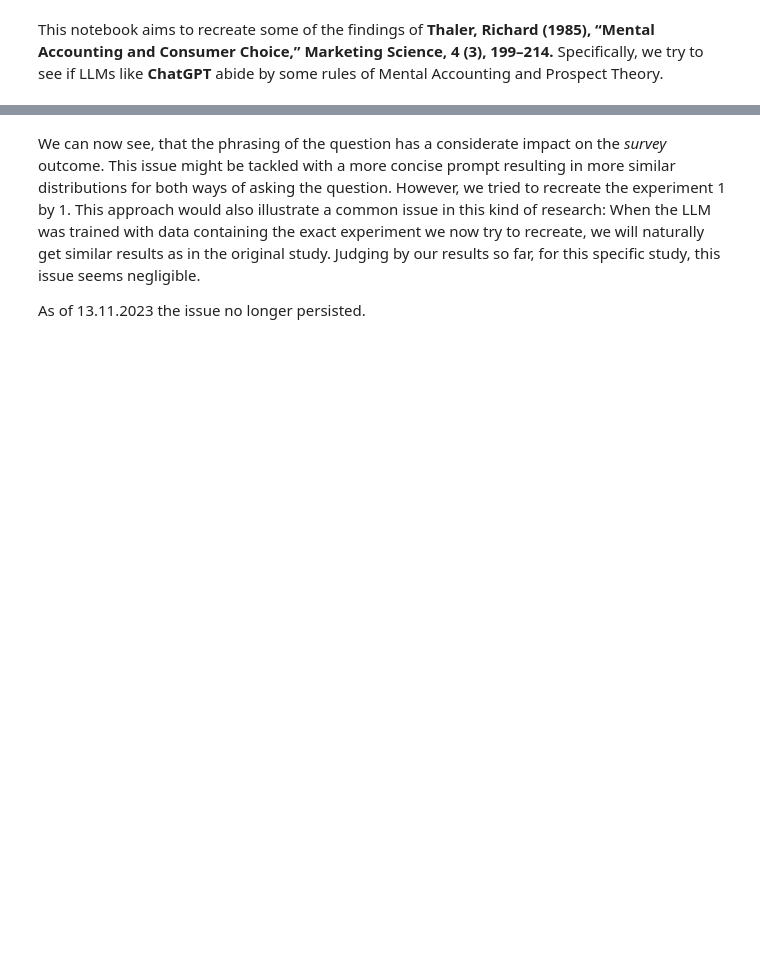
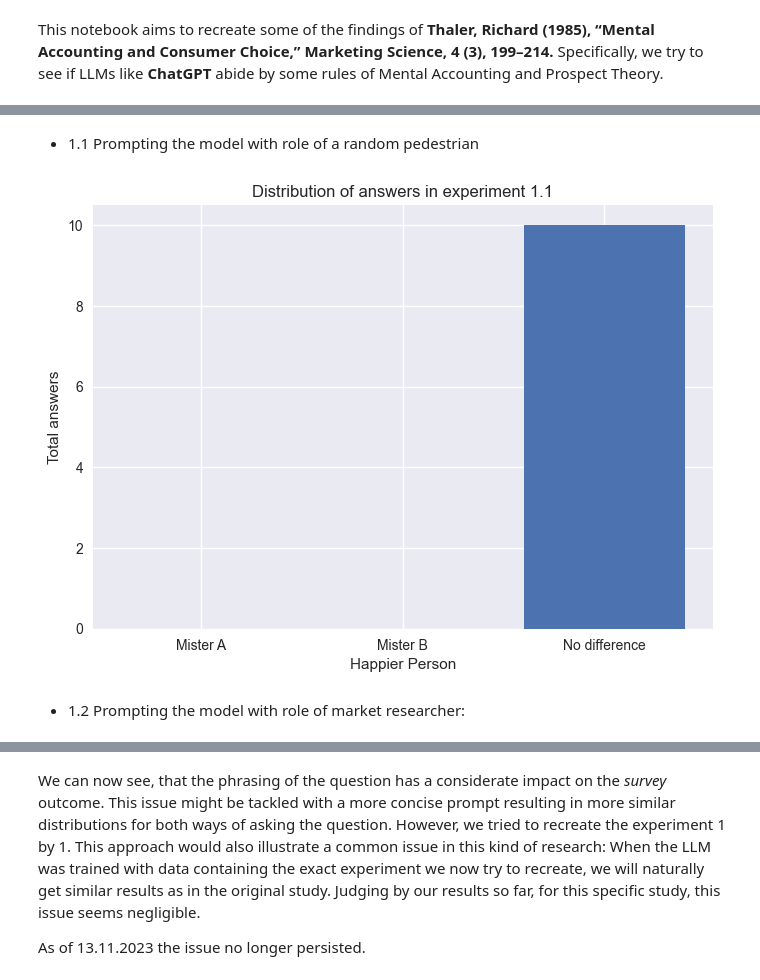
Before and after one commit to MariusDSPM/Data-Science-Project, a Jupyter notebook: Mental Accounting.ipynb, the cells around one changed output, grey strips where cells are left out. Saved outputs shown, nothing was run; the diff lists cells and outputs as text; code cells hidden in the pictures; blank space fills up the shorter version.

```diff
--- a/Mental Accounting.ipynb
+++ b/Mental Accounting.ipynb
@@ -41,5 +13,0 @@ for _ in range(5): # original experiment had 87 answers
-# %%
-# Collecting results without priming
-A = answers.count("A")
-B = answers.count("B")
-C = answers.count("C")
@@ -318,0 +14,34 @@ plt.show()
+# %%
+# Set plot style
+plt.style.use('seaborn-v0_8')
+
+# Defining a function to plot the results
+def plot_results(results: list):
+    """
+    Function to plot the results of our Mental Accounting experiment
+
+    Args:
+        results: list containing query results from response.choices[0].message.content, being A, B or C
+
+    Returns:
+        A bar graph showing the distribution of answers
+    """
+
+    # Count occurence of each answer
+    A = results.count("A")
+    B = results.count("B")
+    C = results.count("C")
+
+    # Set x-axis labels
+    labels = ['Mister A', 'Mister B', 'No difference']
+
+    # Create a bar graph
+    plt.bar(labels, [A, B, C])
+
+    # Add labels and a title
+    plt.xlabel('Happier Person')
+    plt.ylabel('Total answers')
+    plt.title(f"Distribution of answers in experiment {experiment_id}")
+
+    # Show the plot
+    plt.show()
@@ -318,0 +64,2 @@ plt.show()
+# %% [markdown]
+- 1.1 Prompting the model with role of a random pedestrian
@@ -318,0 +87,6 @@ plt.show()
+# %%
+plot_results(answers_1)
+# %% [output]
+[figure, added]
+# %% [markdown]
+-  1.2 Prompting the model with role of market researcher:
```
Also changed, not shown: parts of 80 cells of this notebook.
